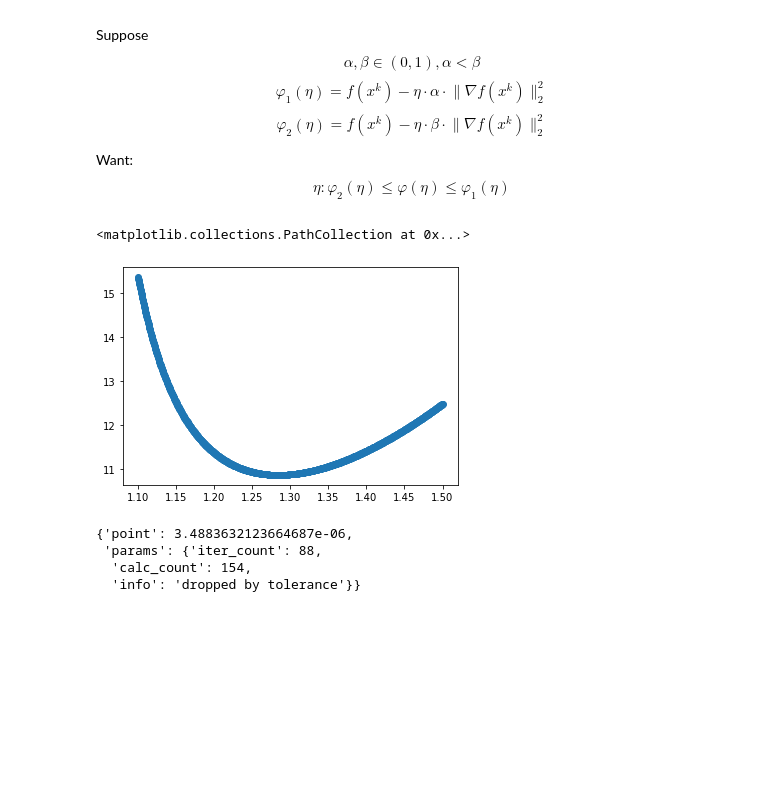
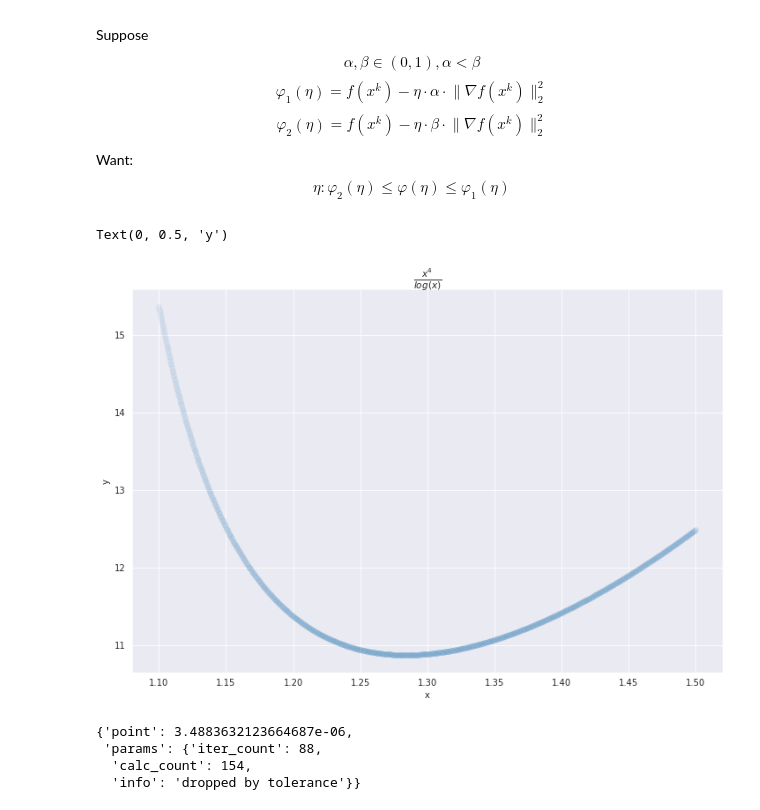
Before and after one commit to btnbrd/metopt, a Jupyter notebook: Goldstein.ipynb, the cells around one changed output. Cells and saved outputs as stored; diff of their text form; code cells hidden in the pictures; blank space fills up the shorter version.

```diff
--- a/Goldstein.ipynb
+++ b/Goldstein.ipynb
@@ -130,13 +96,19 @@ derrivaties = [
     lambda x: (4*x**3)/np.log(x) - (x**3)/(np.log(x))**2
 ]
 
-borders = np.array([[-1, 10], [-6, 2], [-2, 0], [-2, 6], [1.1, 1.5]])
+func_names = np.array([r'$x^2$', r'$(x+5)^4$', r'$xe^x$', r'$xe^{-x}$', r'$\frac{x^4}{log(x)}$'])
+
+borders = np.array([[-1, 10], [-6, 2], [-2, 2], [-2, 6], [1.1, 1.5]])
 # %%
 f_ind = 4
-plt.scatter(np.linspace(*borders[f_ind], 1000), functions[f_ind](np.linspace(*borders[f_ind], 1000)))
+plt.figure(figsize=(12, 8))
+plt.scatter(np.linspace(*borders[f_ind], 1000), functions[f_ind](np.linspace(*borders[f_ind], 1000)), alpha=0.05)
+plt.title(func_names[f_ind], fontsize=15)
+plt.xlabel('x')
+plt.ylabel('y')
 # %% [output]
-<matplotlib.collections.PathCollection at 0x...>
+Text(0, 0.5, 'y')
-[figure, old version]
+[figure, new version]
 # %%
 f_ind = 0
 gd(*borders[f_ind], functions[f_ind], derrivaties[f_ind], 1e-10, np.inf, 0.7, 0.8)
```
Also changed, not shown: parts of 10 cells of this notebook, 1 other file.
